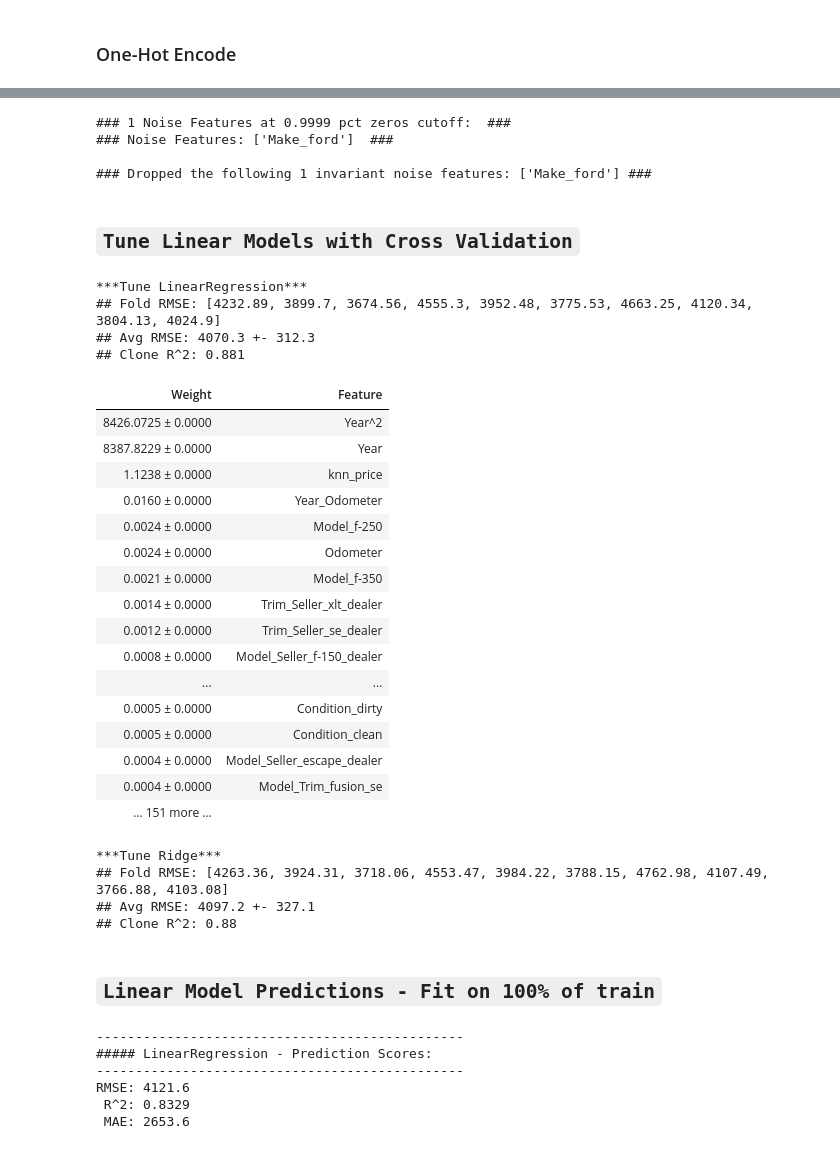
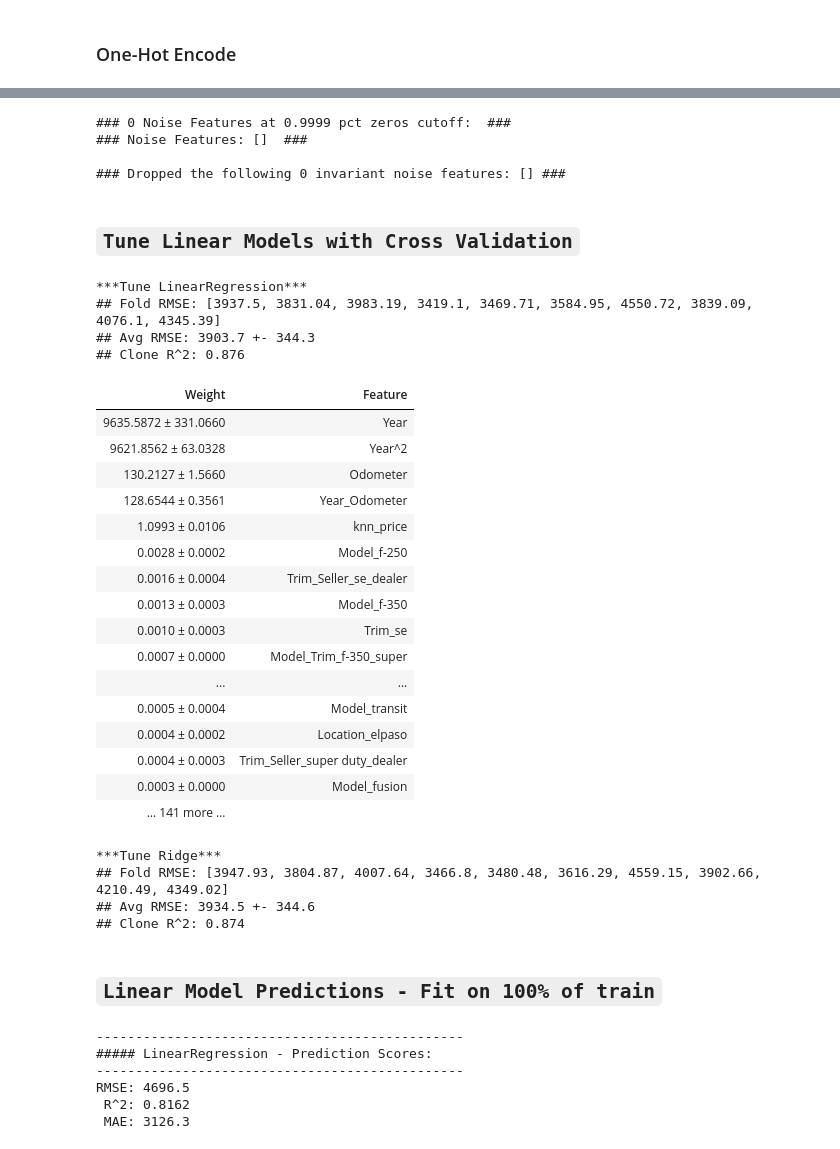
Before and after one commit to jkmackie/car_price_prediction, a Jupyter notebook: jupyter_notebooks/car_algorithms_v12.ipynb, the cells around one changed output, grey strips where cells are left out. Drawn from its saved outputs; the diff is of its cells as text; code cells hidden in the pictures.

```diff
--- a/jupyter_notebooks/car_algorithms_v12.ipynb
+++ b/jupyter_notebooks/car_algorithms_v12.ipynb
@@ -149,9 +124,9 @@ memory usage: 43.2+ KB
 # %%
-#Target encode features with train targets.
+#Convert categories to numbers - Target Encode features with train Price.
 
 from category_encoders.target_encoder import TargetEncoder
 
-encode_cols = ['Location', 'Make', 'Model', 'Trim', 'Seller', 'Condition', 'Model_Trim', 'Model_Seller', 'Trim_Seller']
+encode_cols = ['Location', 'Model', 'Trim', 'Seller', 'Model_Trim', 'Model_Seller', 'Trim_Seller']
 def target_encode_categorical(train, test, target, encoder):
     '''Returns encoded categorical features.  Encoded feature is a blend of
     (1) ExpectedVal( trainTarget | FeatureClass) and (2) "Prior": ExpectedVal(Target)
@@ -184,8 +159,8 @@ def target_encode_categorical(train, test, target, encoder):
     #display(test.isnull().sum().sort_values(ascending=False))
     return train, test
 
-train_lenc, test_lenc=target_encode_categorical(train,test,'Price',
-                                                    TargetEncoder(cols=encode_cols, smoothing=0.05))
+train_lenc, test_lenc=target_encode_categorical(train.copy(),test.copy(),'Price',
+                                                TargetEncoder(cols=encode_cols, smoothing=0.05))
 # %%
 #LightGBM model: Encode train/test categories as integers.
 #https://lightgbm.readthedocs.io/en/latest/pythonapi/lightgbm.train.html#lightgbm.train
@@ -237,7 +207,7 @@ train_lenc.head(1)
 def get_anomalies(train, test, drop_test_anom=True):
     '''Drop anomalies from train and test.'''
     #Instantiate, fit, and predict with Isolation Forest.
-    isof = IsolationForest(n_estimators = 200, max_samples = 256, max_features=1.0, contamination=0.05, behaviour='new', n_jobs=-1, random_state=33)
+    isof = IsolationForest(n_estimators = 200, max_samples = 256, max_features=1.0, contamination=0.02, n_jobs=-1, random_state=33)
     trn_preds = isof.fit_predict(train)
     tst_preds = isof.predict(test)
 
@@ -469,7 +451,7 @@ train.shape
 # %%
 #Drop Isolation Forest anomalies from regression data.
-# train.drop(index = train_anom, inplace=True, errors = 'ignore')
-# test.drop(index = test_anom, inplace=True, errors = 'ignore')
+train.drop(index = train_anom, inplace=True, errors = 'ignore')
+test.drop(index = test_anom, inplace=True, errors = 'ignore')
 # %% [markdown]
 [Go To Isolation Forest](#section_id1)
 # %%
@@ -543,9 +525,9 @@ trainX = trainX.drop(columns=noise_feat, axis='columns', errors='ignore')
 testX = testX.drop(columns=noise_feat, axis='columns', errors='ignore')
 print(f'### Dropped the following {len(noise_feat)} invariant noise features:', noise_feat, '###')
 # %% [output]
-### 1 Noise Features at 0.9999 pct zeros cutoff:  ###
-### Noise Features: ['Make_ford']  ###
+### 0 Noise Features at 0.9999 pct zeros cutoff:  ###
+### Noise Features: []  ###
 
-### Dropped the following 1 invariant noise features: ['Make_ford'] ###
+### Dropped the following 0 invariant noise features: [] ###
 # %% [markdown]
 ## `Tune Linear Models with Cross Validation`
@@ -573,31 +559,31 @@ lr=LinearRegression(fit_intercept=True)
 lr_clone=train_and_valid(what_model=lr, num_folds=10, X=trainX, y=trainY)
 # %% [output]
 ***Tune LinearRegression***
-## Fold RMSE: [4232.89, 3899.7, 3674.56, 4555.3, 3952.48, 3775.53, 4663.25, 4120.34, 3804.13, 4024.9]
-## Avg RMSE: 4070.3 +- 312.3
-## Clone R^2: 0.881
+## Fold RMSE: [3937.5, 3831.04, 3983.19, 3419.1, 3469.71, 3584.95, 4550.72, 3839.09, 4076.1, 4345.39]
+## Avg RMSE: 3903.7 +- 344.3
+## Clone R^2: 0.876
 # %%
 #Get LinearRegression feature importances.  Note: collinearity distorts feature importances.
-perm = PermutationImportance(lr_clone,n_iter=1).fit(trainX, trainY)
+perm = PermutationImportance(lr_clone,n_iter=2).fit(trainX, trainY)
 eli5.show_weights(perm, feature_names = trainX.columns.tolist())
 # %% [output]
 | Weight | Feature |
-| 8426.0725 ± 0.0000 | Year^2 |
-| 8387.8229 ± 0.0000 | Year |
-| 1.1238 ± 0.0000 | knn_price |
-| 0.0160 ± 0.0000 | Year_Odometer |
-| 0.0024 ± 0.0000 | Model_f-250 |
-| 0.0024 ± 0.0000 | Odometer |
-| 0.0021 ± 0.0000 | Model_f-350 |
-| 0.0014 ± 0.0000 | Trim_Seller_xlt_dealer |
-| 0.0012 ± 0.0000 | Trim_Seller_se_dealer |
-| 0.0008 ± 0.0000 | Model_Seller_f-150_dealer |
+| 9635.5872 ± 331.0660 | Year |
+| 9621.8562 ± 63.0328 | Year^2 |
+| 130.2127 ± 1.5660 | Odometer |
+| 128.6544 ± 0.3561 | Year_Odometer |
+| 1.0993 ± 0.0106 | knn_price |
+| 0.0028 ± 0.0002 | Model_f-250 |
+| 0.0016 ± 0.0004 | Trim_Seller_se_dealer |
+| 0.0013 ± 0.0003 | Model_f-350 |
+| 0.0010 ± 0.0003 | Trim_se |
+| 0.0007 ± 0.0000 | Model_Trim_f-350_super |
 | ... | ... |
-| 0.0005 ± 0.0000 | Condition_dirty |
-| 0.0005 ± 0.0000 | Condition_clean |
-| 0.0004 ± 0.0000 | Model_Seller_escape_dealer |
-| 0.0004 ± 0.0000 | Model_Trim_fusion_se |
-| … 151 more … |  |
+| 0.0005 ± 0.0004 | Model_transit |
+| 0.0004 ± 0.0002 | Location_elpaso |
+| 0.0004 ± 0.0003 | Trim_Seller_super duty_dealer |
+| 0.0003 ± 0.0000 | Model_fusion |
+| … 141 more … |  |
 # %%
 #Tune Ridge CV
 import warnings
@@ -609,9 +595,9 @@ ridge_clone = train_and_valid(what_model=ridge, num_folds=10, X=trainX, y=trainY
 warnings.simplefilter('default')  #turn off warnings
 # %% [output]
 ***Tune Ridge***
-## Fold RMSE: [4263.36, 3924.31, 3718.06, 4553.47, 3984.22, 3788.15, 4762.98, 4107.49, 3766.88, 4103.08]
-## Avg RMSE: 4097.2 +- 327.1
-## Clone R^2: 0.88
+## Fold RMSE: [3947.93, 3804.87, 4007.64, 3466.8, 3480.48, 3616.29, 4559.15, 3902.66, 4210.49, 4349.02]
+## Avg RMSE: 3934.5 +- 344.6
+## Clone R^2: 0.874
 # %% [markdown]
 ## `Linear Model Predictions - Fit on 100% of train`
 # %%
@@ -623,9 +609,9 @@ score_algo(linregr, testX, testY, y_pred_linregr)
 -----------------------------------------------
 ##### LinearRegression - Prediction Scores:
 -----------------------------------------------
-RMSE: 4121.6
- R^2: 0.8329
- MAE: 2653.6
+RMSE: 4696.5
+ R^2: 0.8162
+ MAE: 3126.3
 # %%
 plot_residuals(predicted=y_pred_linregr, true=testY)
 # %% [output]
```
Also changed, not shown: parts of 46 cells of this notebook, 1 other file.
